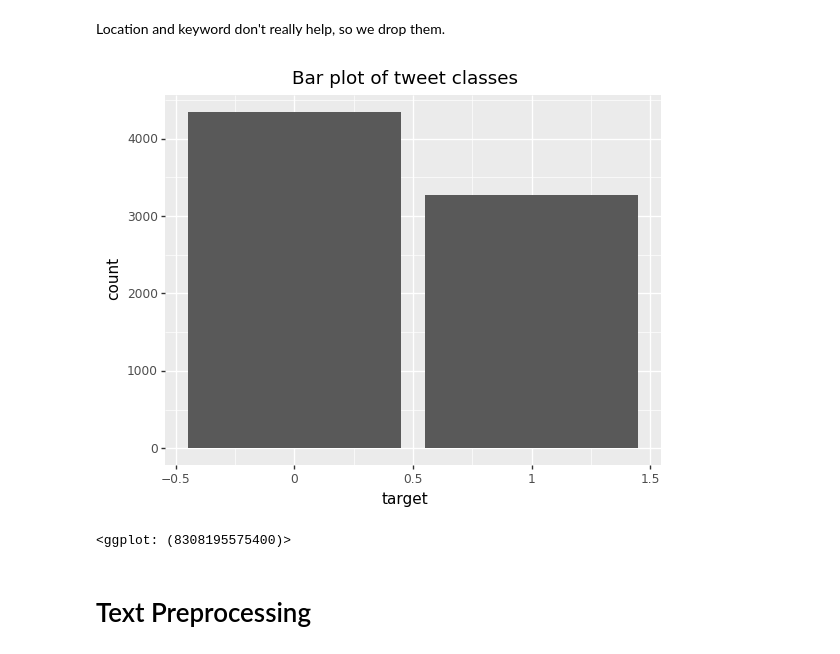
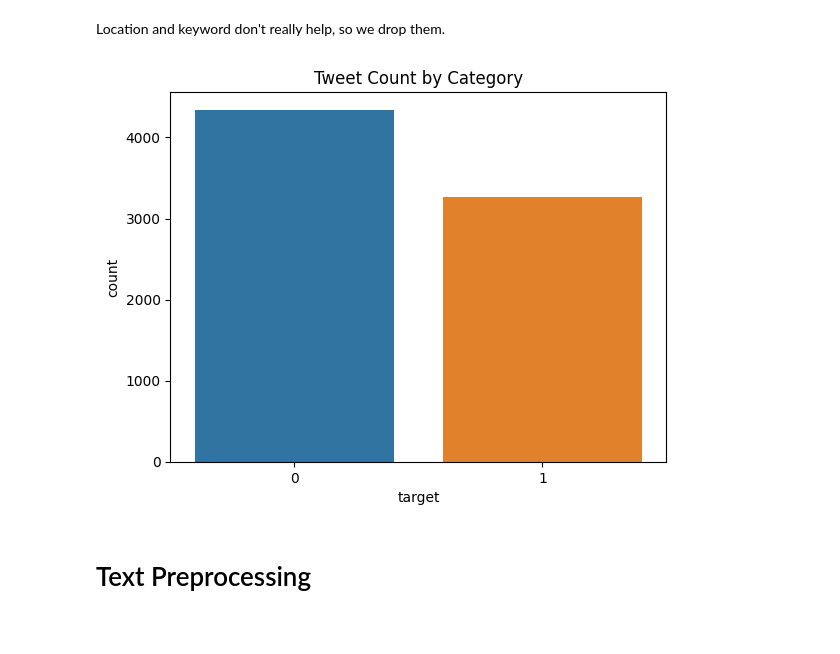
Before and after one commit to timothy-hister/tweet-classification-nn, a Jupyter notebook: Classifying_Disaster_Related_Tweets_as_Real_or_Fake.ipynb, the cells around one changed output. Saved outputs shown, nothing was run; the diff lists cells and outputs as text; code cells hidden in the pictures.

```diff
--- a/Classifying_Disaster_Related_Tweets_as_Real_or_Fake.ipynb
+++ b/Classifying_Disaster_Related_Tweets_as_Real_or_Fake.ipynb
@@ -158,14 +158,12 @@ train = train[['text', 'target']]
 # %%
 train_raw = train.copy()
 test_raw = test.copy()
-# %%
-(ggplot(train, aes(x='target')) +
- geom_bar(aes(fill='target')) +
- ggtitle("Bar plot of tweet classes")
-)
-# %% [output]
-[figure, removed]
-<ggplot: (8308195575400)>
+# %%
+sns.countplot(x='target', data = train)
+plt.title('Tweet Count by Category')
+plt.show()
+# %% [output]
+[figure, added]
 # %% [markdown]
 # Text Preprocessing
 # %% [markdown]
```
